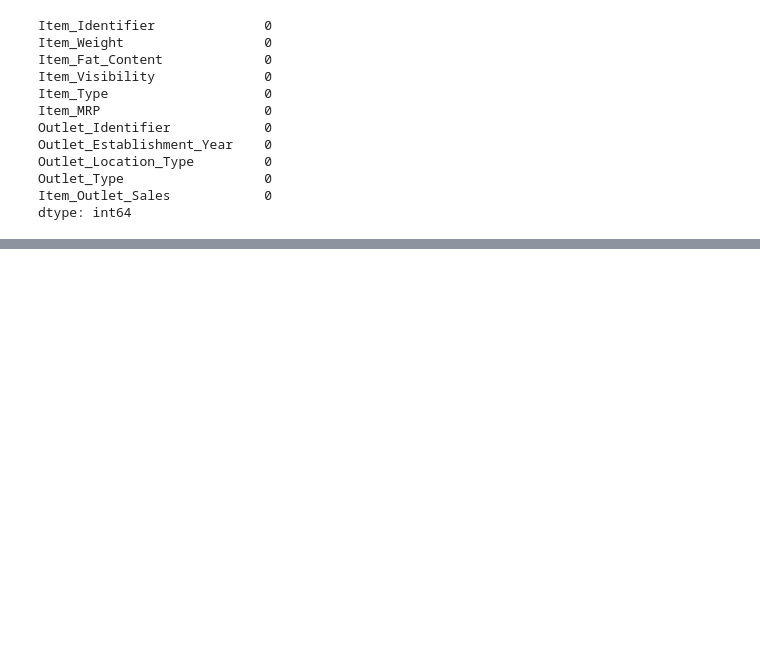
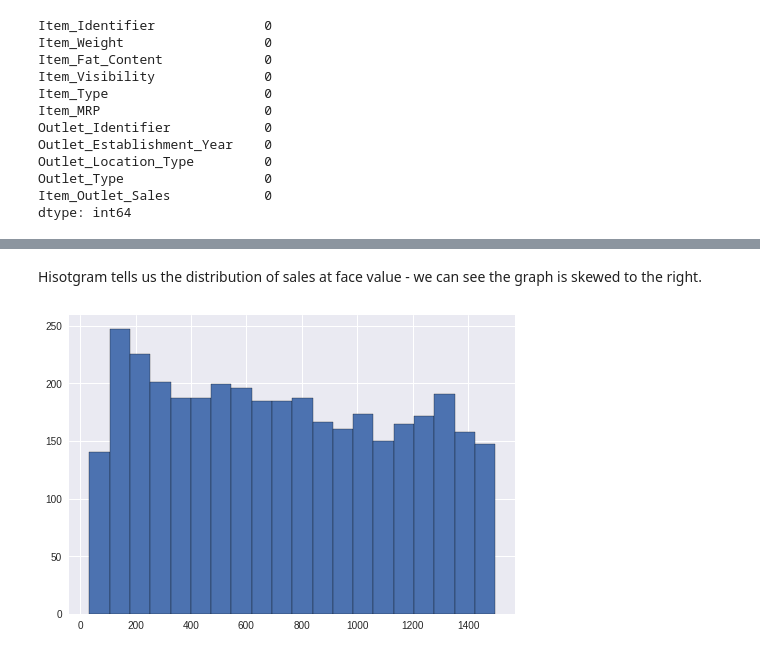
Before and after one commit to dee-ah-nuh/Food-Sales-Predictions, a Jupyter notebook: Food_Sales_Prediction.ipynb, the cells around one changed output, grey strips where cells are left out. Cells and saved outputs as stored; diff of their text form; code cells hidden in the pictures; blank space fills up the shorter version.

```diff
--- a/Food_Sales_Prediction.ipynb
+++ b/Food_Sales_Prediction.ipynb
@@ -193,0 +273,9 @@ dtype: float64
+# %% [markdown]
+Hisotgram tells us the distribution of sales at face value - we can see the graph is skewed to the right.
+# %%
+plt.style.use("seaborn")
+item_priceFilter = df.loc[:, 'Item_Outlet_Sales'] <= 1500
+df.loc[item_priceFilter, 'Item_Outlet_Sales'].hist(bins=20, edgecolor='black')
+plt.ticklabel_format(useOffset=False, style='plain')
+# %% [output]
+[figure, added]
```
Also changed, not shown: parts of 32 cells of this notebook.
